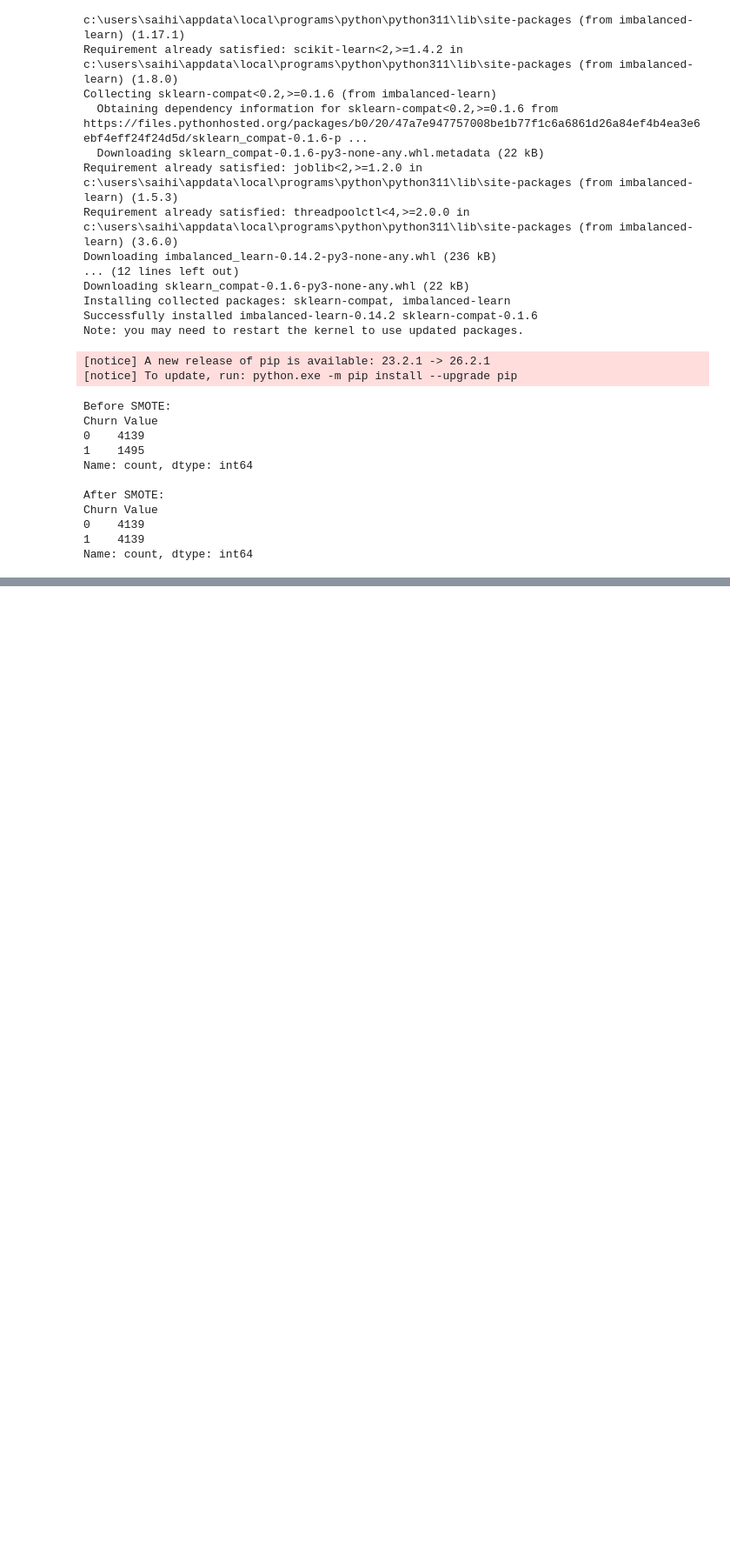
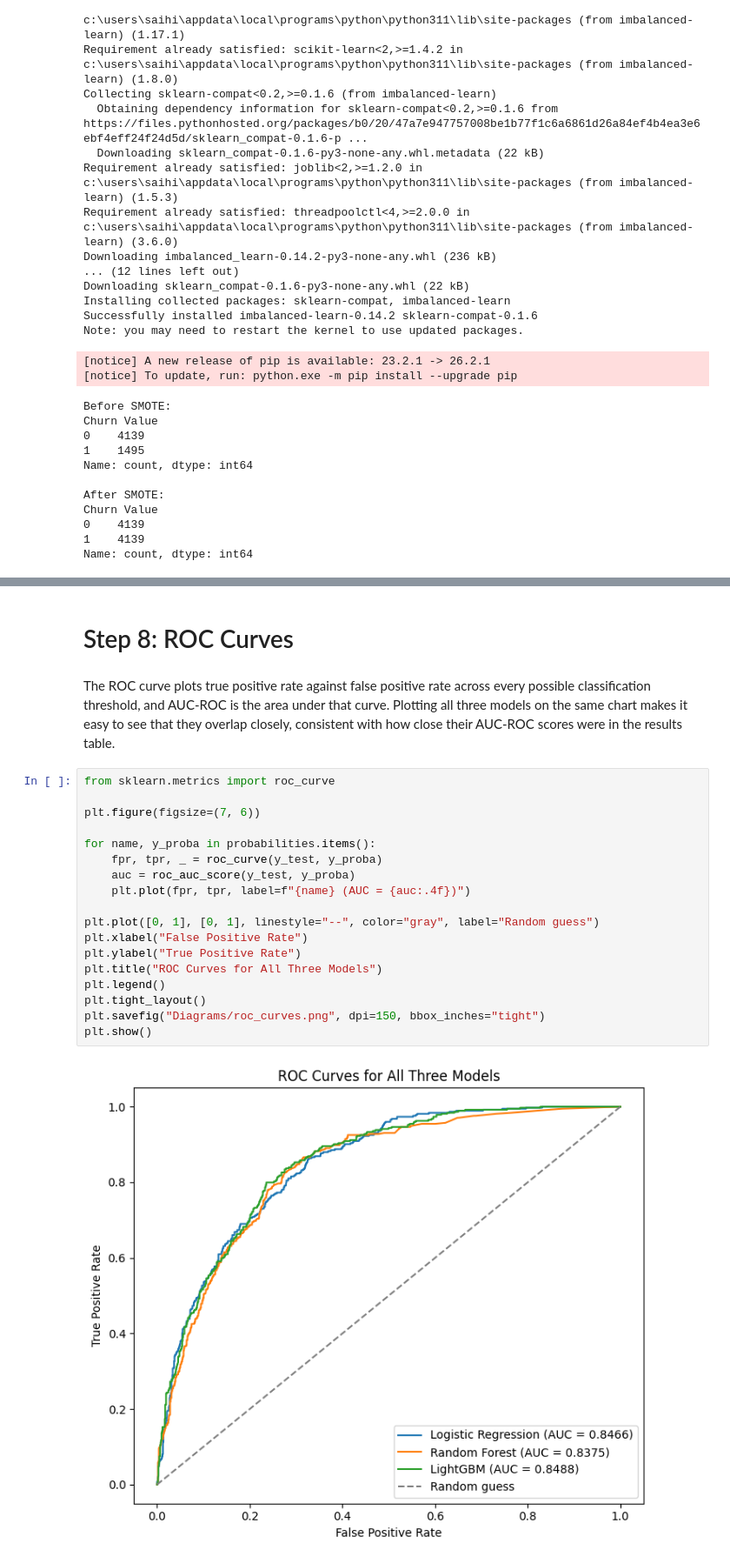
Before and after one commit to ST10294145/Customer-Churn-Data-Analysis, a Jupyter notebook: churn_modeling.ipynb, the cells around one changed output, grey strips where cells are left out. Shown at 87% size. Saved outputs shown, nothing was run; the diff lists cells and outputs as text; blank space fills up the shorter version.

```diff
--- a/churn_modeling.ipynb
+++ b/churn_modeling.ipynb
@@ -172,0 +320,24 @@ Name: count, dtype: int64
+# %% [markdown]
+# Step 8: ROC Curves
+# %% [markdown]
+The ROC curve plots true positive rate against false positive rate across every possible classification threshold, and AUC-ROC is the area under that curve. Plotting all three models on the same chart makes it easy to see that they overlap closely, consistent with how close their AUC-ROC scores were in the results table.
+# %%
+from sklearn.metrics import roc_curve
+
+plt.figure(figsize=(7, 6))
+
+for name, y_proba in probabilities.items():
+    fpr, tpr, _ = roc_curve(y_test, y_proba)
+    auc = roc_auc_score(y_test, y_proba)
+    plt.plot(fpr, tpr, label=f"{name} (AUC = {auc:.4f})")
+
+plt.plot([0, 1], [0, 1], linestyle="--", color="gray", label="Random guess")
+plt.xlabel("False Positive Rate")
+plt.ylabel("True Positive Rate")
+plt.title("ROC Curves for All Three Models")
+plt.legend()
+plt.tight_layout()
+plt.savefig("Diagrams/roc_curves.png", dpi=150, bbox_inches="tight")
+plt.show()
+# %% [output]
+[figure, added]
```
Also changed, not shown: parts of 16 cells of this notebook, 3 other files.
